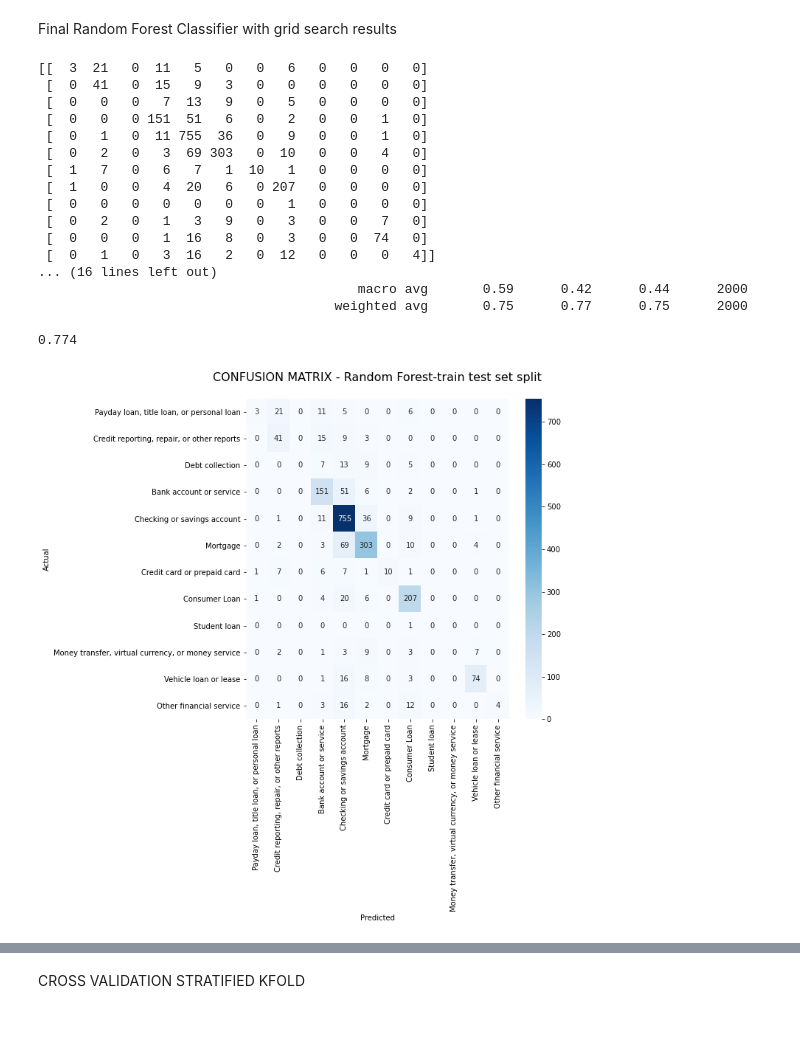
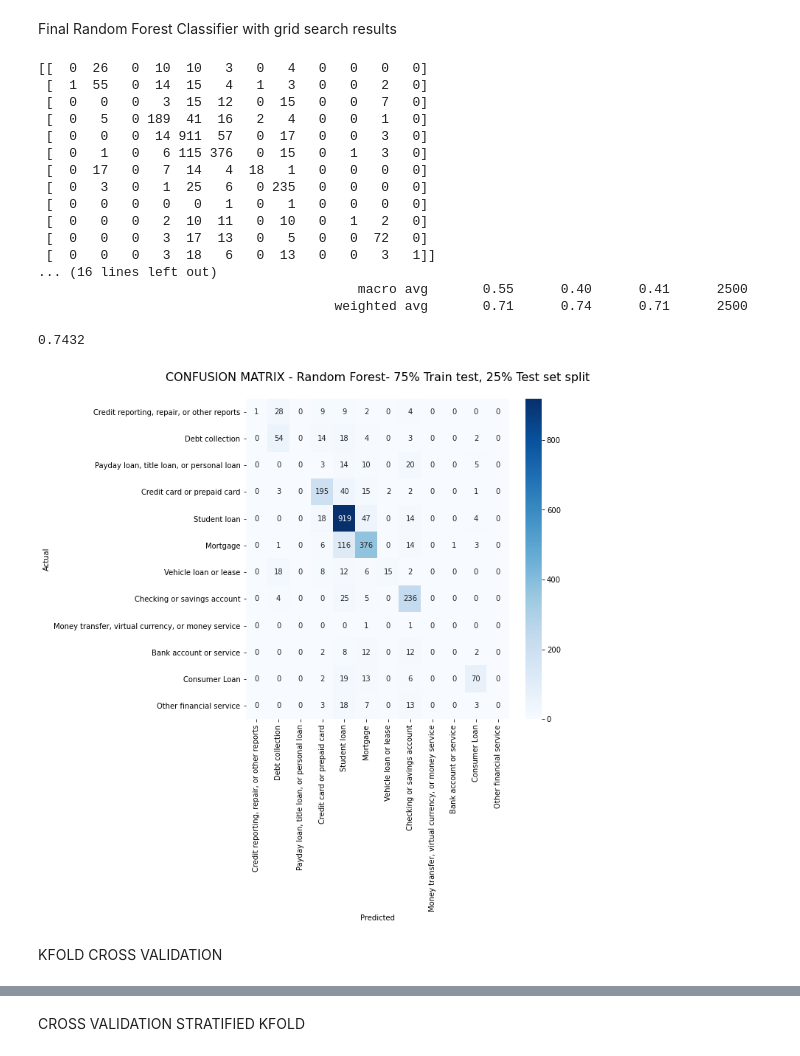
Before and after one commit to Navin-hzd/txtClassification, a Jupyter notebook: TxtClassRandomForest.ipynb, the cells around one changed output, grey strips where cells are left out. Drawn from its saved outputs; the diff is of its cells as text; code cells hidden in the pictures; blank space fills up the shorter version.

```diff
--- a/TxtClassRandomForest.ipynb
+++ b/TxtClassRandomForest.ipynb
@@ -77,3 +84,5 @@ dfNew.to_csv ('complaints_samples.csv', index = False, header=True)
+# %%
+dfNew=pd.read_csv('complaints_samples.csv')
 # %% [markdown]
 PreProcessing
 
@@ -91,8 +100,11 @@ dfNew['Consumer_complaint'] =dfNew['Consumer_complaint'].apply(lambda x: ' '.joi
 # %%
 import string
 dfNew['Consumer_complaint'] =dfNew['Consumer_complaint'].apply(lambda x:' '.join([char for char in x.split() if char not in string.punctuation]))
-dfNew['Consumer_complaint'] =dfNew['Consumer_complaint'].str.replace(r'[^\w\s]',"")
-dfNew['Consumer_complaint'] = dfNew['Consumer_complaint'].str.replace(r"xx+\s","")
+dfNew['Consumer_complaint'] =dfNew['Consumer_complaint'].str.replace(r'[^\w\s]'," ")
+dfNew['Consumer_complaint'] = dfNew['Consumer_complaint'].str.replace(r"xx+\s"," ")
+dfNew['Consumer_complaint'] = dfNew['Consumer_complaint'].str.replace(r"xx+[a-z]+\s"," ")
+dfNew['Consumer_complaint'] = dfNew['Consumer_complaint'].str.replace(r"[a-z]+xx+\s"," ")
+dfNew['Consumer_complaint'] = dfNew['Consumer_complaint'].str.replace(r"xxxx"," ")
 # %%
 #pip install nltk
 from nltk.corpus import stopwords
@@ -100,6 +112,8 @@ stopE = stopwords.words('english')
 dfNew['Consumer_complaint'] =dfNew['Consumer_complaint'].apply(lambda x: ' '.join([char for char in x.split() if char not in stopE]))
 # %%
 dfNew['Consumer_complaint'] =dfNew['Consumer_complaint'].apply(lambda x: ' '.join([char for char in x.split() if not char.isdigit()]))
+
+dfNew['Consumer_complaint'] =dfNew['Consumer_complaint'].apply(lambda x: ' '.join([char for char in x.split() if char.isalpha()]))
 # %%
 # pip install pattern
 # Run this part twice
@@ -374,50 +403,53 @@ Final Random Forest Classifier with grid search results
 # %%
 y = dfNew['Product']
 X=dfNew.Consumer_complaint
-X_train, X_test, y_train, y_test = train_test_split(X, y, test_size=0.2, random_state=0)
+X_train, X_test, y_train, y_test = train_test_split(X, y, test_size=0.25, random_state=0)
 
 tfidf = TfidfVectorizer(max_features=2000, min_df=5, max_df=0.7, stop_words=stopwords.words('english'))
 X_train_counts = tfidf.fit_transform(X_train)
 X_test_counts = tfidf.transform(X_test)
 
-classifier = RandomForestClassifier(bootstrap=False, ccp_alpha=0.0, class_weight=None,
-                       criterion='gini', max_depth=79, max_features='sqrt',
+classifier=RandomForestClassifier(bootstrap=False, ccp_alpha=0.0, class_weight=None,
+                       criterion='gini', max_depth=75, max_features='sqrt',
                        max_leaf_nodes=None, max_samples=None,
                        min_impurity_decrease=0.0, min_impurity_split=None,
                        min_samples_leaf=1, min_samples_split=9,
-                       min_weight_fraction_leaf=0.0, n_estimators=346,
+                       min_weight_fraction_leaf=0.0, n_estimators=450,
                        n_jobs=None, oob_score=False, random_state=None,
                        verbose=0, warm_start=False)
+
 classifier.fit(X_train_counts, y_train)
 y_pred = classifier.predict(X_test_counts)
 print(confusion_matrix(y_test,y_pred))
 print(classification_report(y_test,y_pred))
 print(accuracy_score(y_test, y_pred))
 # %% [output]
-[[  3  21   0  11   5   0   0   6   0   0   0   0]
- [  0  41   0  15   9   3   0   0   0   0   0   0]
- [  0   0   0   7  13   9   0   5   0   0   0   0]
- [  0   0   0 151  51   6   0   2   0   0   1   0]
- [  0   1   0  11 755  36   0   9   0   0   1   0]
- [  0   2   0   3  69 303   0  10   0   0   4   0]
- [  1   7   0   6   7   1  10   1   0   0   0   0]
- [  1   0   0   4  20   6   0 207   0   0   0   0]
- [  0   0   0   0   0   0   0   1   0   0   0   0]
- [  0   2   0   1   3   9   0   3   0   0   7   0]
- [  0   0   0   1  16   8   0   3   0   0  74   0]
- [  0   1   0   3  16   2   0  12   0   0   0   4]]
+[[  0  26   0  10  10   3   0   4   0   0   0   0]
+ [  1  55   0  14  15   4   1   3   0   0   2   0]
+ [  0   0   0   3  15  12   0  15   0   0   7   0]
+ [  0   5   0 189  41  16   2   4   0   0   1   0]
+ [  0   0   0  14 911  57   0  17   0   0   3   0]
+ [  0   1   0   6 115 376   0  15   0   1   3   0]
+ [  0  17   0   7  14   4  18   1   0   0   0   0]
+ [  0   3   0   1  25   6   0 235   0   0   0   0]
+ [  0   0   0   0   0   1   0   1   0   0   0   0]
+ [  0   0   0   2  10  11   0  10   0   1   2   0]
+ [  0   0   0   3  17  13   0   5   0   0  72   0]
+ [  0   0   0   3  18   6   0  13   0   0   3   1]]
 ... (16 lines left out)
-                                         macro avg       0.59      0.42      0.44      2000
-                                      weighted avg       0.75      0.77      0.75      2000
+                                         macro avg       0.55      0.40      0.41      2500
+                                      weighted avg       0.71      0.74      0.71      2500
 
-0.774
+0.7432
 # %%
 fig, ax = plt.subplots(figsize=(8,8))
 sns.heatmap(confusion_matrix(y_test,y_pred), annot=True, cmap="Blues", fmt='d',
             xticklabels=dfNew.Product.unique(),
             yticklabels=dfNew.Product.unique())
 plt.ylabel('Actual')
 plt.xlabel('Predicted')
-plt.title("CONFUSION MATRIX - Random Forest-train test set split\n", size=16);
+plt.title("CONFUSION MATRIX - Random Forest- 75% Train test, 25% Test set split\n", size=16);
 # %% [output]
-[figure, old version]
+[figure, new version]
+# %% [markdown]
+KFOLD CROSS VALIDATION
```
Also changed, not shown: parts of 24 cells of this notebook, 4 other files.
